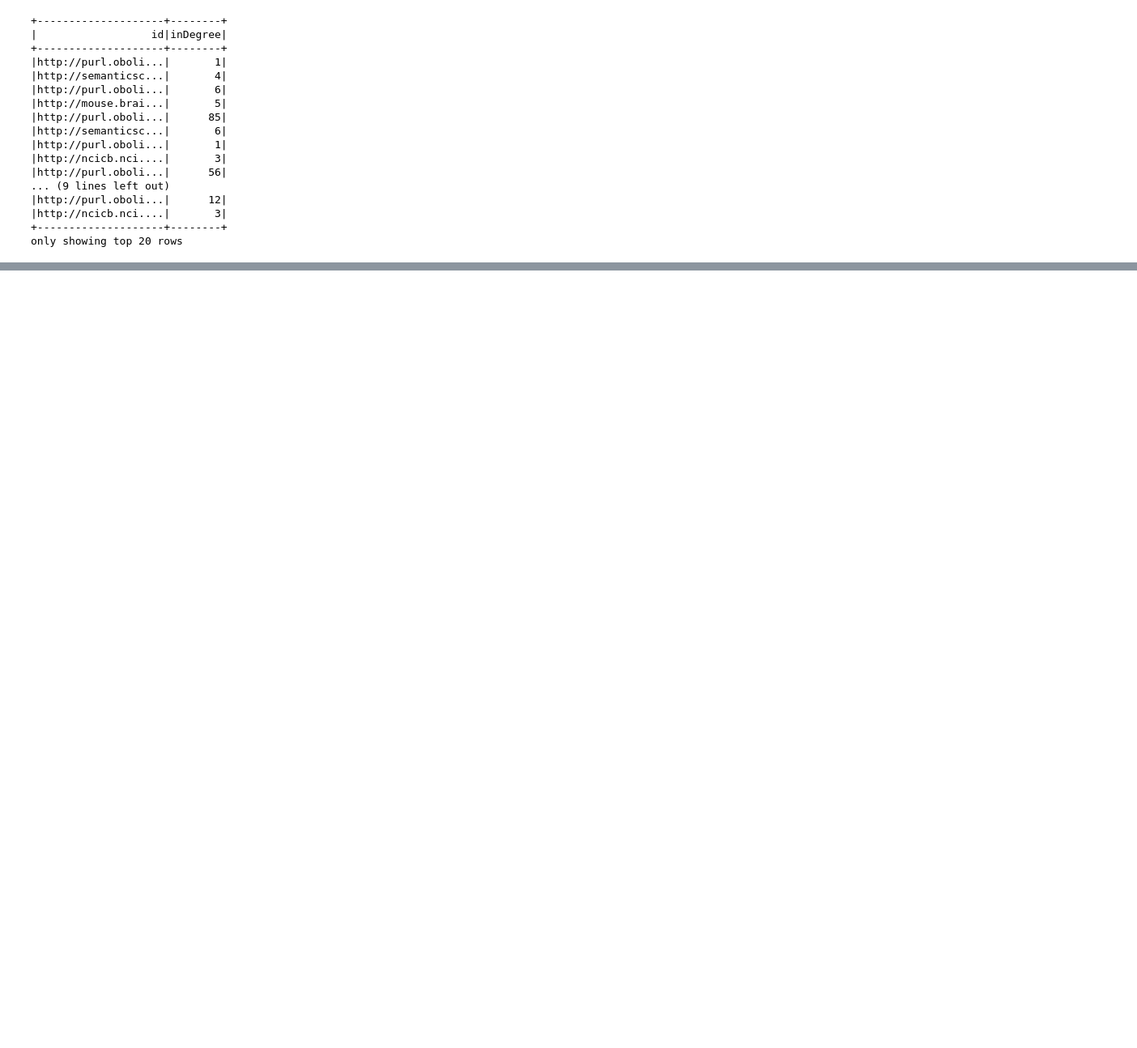
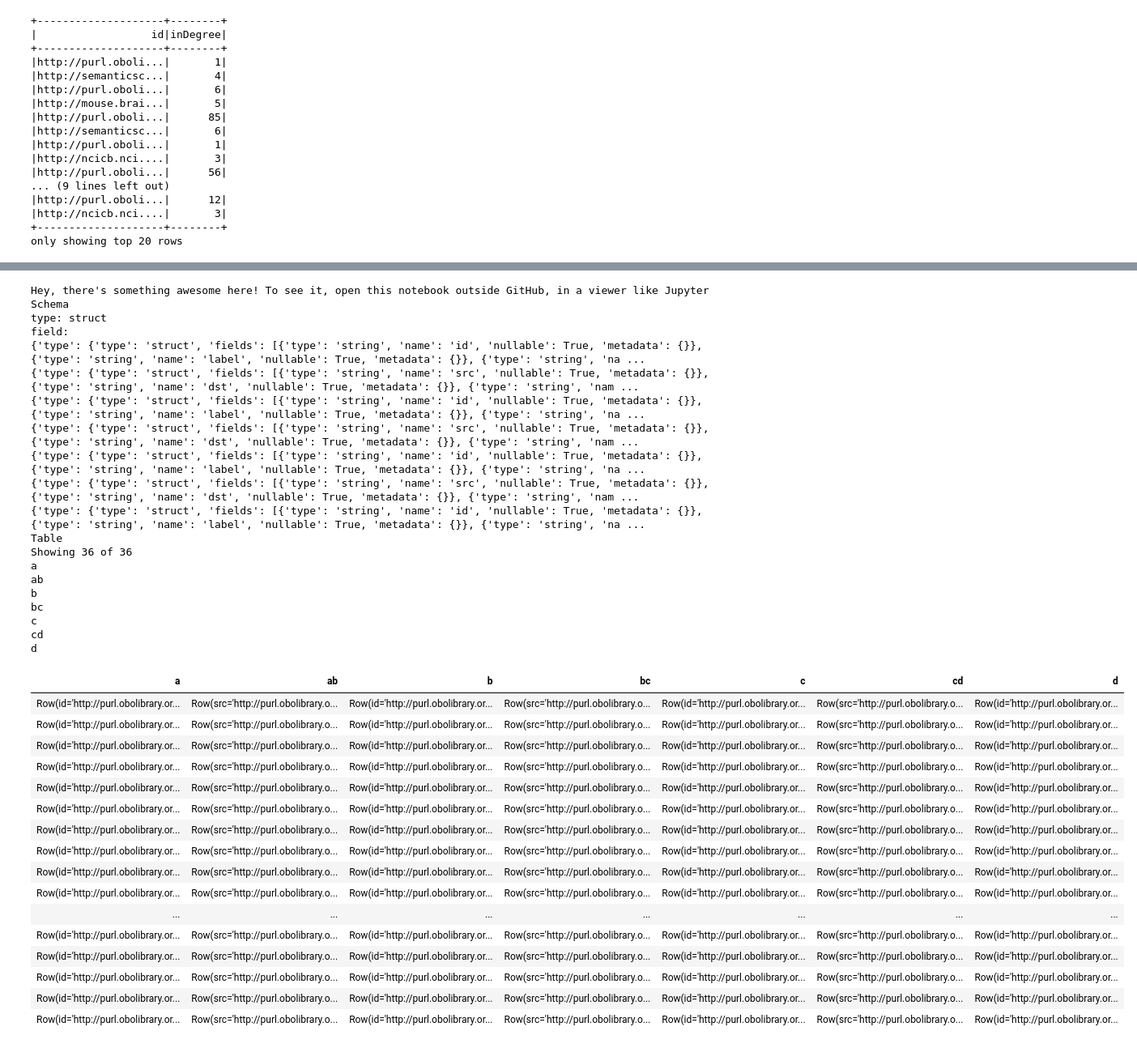
Before and after one commit to hl395/ontology-visualize-spark, a Jupyter notebook: sparkImportFromHDFS.ipynb, the cells around one changed output, grey strips where cells are left out. Shown at 81% size. Drawn from its saved outputs; the diff is of its cells as text; code cells hidden in the pictures; blank space fills up the shorter version.

Commit message:
Add bfs and path finding

```diff
--- a/sparkImportFromHDFS.ipynb
+++ b/sparkImportFromHDFS.ipynb
@@ -18,29 +92,6 @@ Package already installed: graphframes:graphframes:0.5.0-spark2.1-s_2.11
 Package already installed: com.typesafe.scala-logging:scala-logging-api_2.11:2.1.2
 Package already installed: com.typesafe.scala-logging:scala-logging-slf4j_2.11:2.1.2
 done
-# %%
-# import findspark
-# findspark.init()
-
-from pyspark.sql import SparkSession
-from pyspark.sql import SQLContext
-
-# import os
-
-# os.environ['PYSPARK_SUBMIT_ARGS'] = '--packages graphframes:graphframes:0.5.0-spark2.1-s_2.11 pyspark-shell'
-
-
-# Build the SparkSession
-spark = SparkSession.builder \
-   .master("local") \
-   .appName("sparkPlot") \
-   .config("spark.executor.memory", "4gb") \
-   .getOrCreate()
-
-# spark.conf.set("spark.jars.packages", "graphframes:graphframes:0.5.0-spark2.1-s_2.11")
-sc = spark.sparkContext
-
-sqlContext=SQLContext(sc)
 # %%
 from pyspark.sql.types import StructType, StructField
 from pyspark.sql.types import DoubleType, IntegerType, StringType
@@ -441 +546,44 @@ paths.show()
+# %%
+paths = g.find("(a)-[ab]->(b); (b)-[bc]->(c); (c)-[cd]->(d)")\
+  .filter("ab.ont = 'chebi.obo' and bc.ont = 'chebi.obo' and cd.ont = 'chebi.obo' ")\
+  .filter("b.id = 'http://purl.obolibrary.org/obo/chebi_62943'")
+display(paths)
+# %% [output]
+Hey, there's something awesome here! To see it, open this notebook outside GitHub, in a viewer like Jupyter
+Schema
+type: struct
+field:
+{'type': {'type': 'struct', 'fields': [{'type': 'string', 'name': 'id', 'nullable': True, 'metadata': {}}, {'type': 'string', 'name': 'label', 'nullable': True, 'metadata': {}}, {'type': 'string', 'na ...
+{'type': {'type': 'struct', 'fields': [{'type': 'string', 'name': 'src', 'nullable': True, 'metadata': {}}, {'type': 'string', 'name': 'dst', 'nullable': True, 'metadata': {}}, {'type': 'string', 'nam ...
+{'type': {'type': 'struct', 'fields': [{'type': 'string', 'name': 'id', 'nullable': True, 'metadata': {}}, {'type': 'string', 'name': 'label', 'nullable': True, 'metadata': {}}, {'type': 'string', 'na ...
+{'type': {'type': 'struct', 'fields': [{'type': 'string', 'name': 'src', 'nullable': True, 'metadata': {}}, {'type': 'string', 'name': 'dst', 'nullable': True, 'metadata': {}}, {'type': 'string', 'nam ...
+{'type': {'type': 'struct', 'fields': [{'type': 'string', 'name': 'id', 'nullable': True, 'metadata': {}}, {'type': 'string', 'name': 'label', 'nullable': True, 'metadata': {}}, {'type': 'string', 'na ...
+{'type': {'type': 'struct', 'fields': [{'type': 'string', 'name': 'src', 'nullable': True, 'metadata': {}}, {'type': 'string', 'name': 'dst', 'nullable': True, 'metadata': {}}, {'type': 'string', 'nam ...
+{'type': {'type': 'struct', 'fields': [{'type': 'string', 'name': 'id', 'nullable': True, 'metadata': {}}, {'type': 'string', 'name': 'label', 'nullable': True, 'metadata': {}}, {'type': 'string', 'na ...
+Table
+Showing 36 of 36
+a
+ab
+b
+bc
+c
+cd
+d
+| a | ab | b | bc | c | cd | d |
+| Row(id='http://purl.obolibrary.or... | Row(src='http://purl.obolibrary.o... | Row(id='http://purl.obolibrary.or... | Row(src='http://purl.obolibrary.o... | Row(id='http://purl.obolibrary.or... | Row(src='http://purl.obolibrary.o... | Row(id='http://purl.obolibrary.or... |
+| Row(id='http://purl.obolibrary.or... | Row(src='http://purl.obolibrary.o... | Row(id='http://purl.obolibrary.or... | Row(src='http://purl.obolibrary.o... | Row(id='http://purl.obolibrary.or... | Row(src='http://purl.obolibrary.o... | Row(id='http://purl.obolibrary.or... |
+| Row(id='http://purl.obolibrary.or... | Row(src='http://purl.obolibrary.o... | Row(id='http://purl.obolibrary.or... | Row(src='http://purl.obolibrary.o... | Row(id='http://purl.obolibrary.or... | Row(src='http://purl.obolibrary.o... | Row(id='http://purl.obolibrary.or... |
+| Row(id='http://purl.obolibrary.or... | Row(src='http://purl.obolibrary.o... | Row(id='http://purl.obolibrary.or... | Row(src='http://purl.obolibrary.o... | Row(id='http://purl.obolibrary.or... | Row(src='http://purl.obolibrary.o... | Row(id='http://purl.obolibrary.or... |
+| Row(id='http://purl.obolibrary.or... | Row(src='http://purl.obolibrary.o... | Row(id='http://purl.obolibrary.or... | Row(src='http://purl.obolibrary.o... | Row(id='http://purl.obolibrary.or... | Row(src='http://purl.obolibrary.o... | Row(id='http://purl.obolibrary.or... |
+| Row(id='http://purl.obolibrary.or... | Row(src='http://purl.obolibrary.o... | Row(id='http://purl.obolibrary.or... | Row(src='http://purl.obolibrary.o... | Row(id='http://purl.obolibrary.or... | Row(src='http://purl.obolibrary.o... | Row(id='http://purl.obolibrary.or... |
+| Row(id='http://purl.obolibrary.or... | Row(src='http://purl.obolibrary.o... | Row(id='http://purl.obolibrary.or... | Row(src='http://purl.obolibrary.o... | Row(id='http://purl.obolibrary.or... | Row(src='http://purl.obolibrary.o... | Row(id='http://purl.obolibrary.or... |
+| Row(id='http://purl.obolibrary.or... | Row(src='http://purl.obolibrary.o... | Row(id='http://purl.obolibrary.or... | Row(src='http://purl.obolibrary.o... | Row(id='http://purl.obolibrary.or... | Row(src='http://purl.obolibrary.o... | Row(id='http://purl.obolibrary.or... |
+| Row(id='http://purl.obolibrary.or... | Row(src='http://purl.obolibrary.o... | Row(id='http://purl.obolibrary.or... | Row(src='http://purl.obolibrary.o... | Row(id='http://purl.obolibrary.or... | Row(src='http://purl.obolibrary.o... | Row(id='http://purl.obolibrary.or... |
+| Row(id='http://purl.obolibrary.or... | Row(src='http://purl.obolibrary.o... | Row(id='http://purl.obolibrary.or... | Row(src='http://purl.obolibrary.o... | Row(id='http://purl.obolibrary.or... | Row(src='http://purl.obolibrary.o... | Row(id='http://purl.obolibrary.or... |
+| ... | ... | ... | ... | ... | ... | ... |
+| Row(id='http://purl.obolibrary.or... | Row(src='http://purl.obolibrary.o... | Row(id='http://purl.obolibrary.or... | Row(src='http://purl.obolibrary.o... | Row(id='http://purl.obolibrary.or... | Row(src='http://purl.obolibrary.o... | Row(id='http://purl.obolibrary.or... |
+| Row(id='http://purl.obolibrary.or... | Row(src='http://purl.obolibrary.o... | Row(id='http://purl.obolibrary.or... | Row(src='http://purl.obolibrary.o... | Row(id='http://purl.obolibrary.or... | Row(src='http://purl.obolibrary.o... | Row(id='http://purl.obolibrary.or... |
+| Row(id='http://purl.obolibrary.or... | Row(src='http://purl.obolibrary.o... | Row(id='http://purl.obolibrary.or... | Row(src='http://purl.obolibrary.o... | Row(id='http://purl.obolibrary.or... | Row(src='http://purl.obolibrary.o... | Row(id='http://purl.obolibrary.or... |
+| Row(id='http://purl.obolibrary.or... | Row(src='http://purl.obolibrary.o... | Row(id='http://purl.obolibrary.or... | Row(src='http://purl.obolibrary.o... | Row(id='http://purl.obolibrary.or... | Row(src='http://purl.obolibrary.o... | Row(id='http://purl.obolibrary.or... |
+| Row(id='http://purl.obolibrary.or... | Row(src='http://purl.obolibrary.o... | Row(id='http://purl.obolibrary.or... | Row(src='http://purl.obolibrary.o... | Row(id='http://purl.obolibrary.or... | Row(src='http://purl.obolibrary.o... | Row(id='http://purl.obolibrary.or... |
 # %%
```
Also changed, not shown: parts of 18 cells of this notebook.
